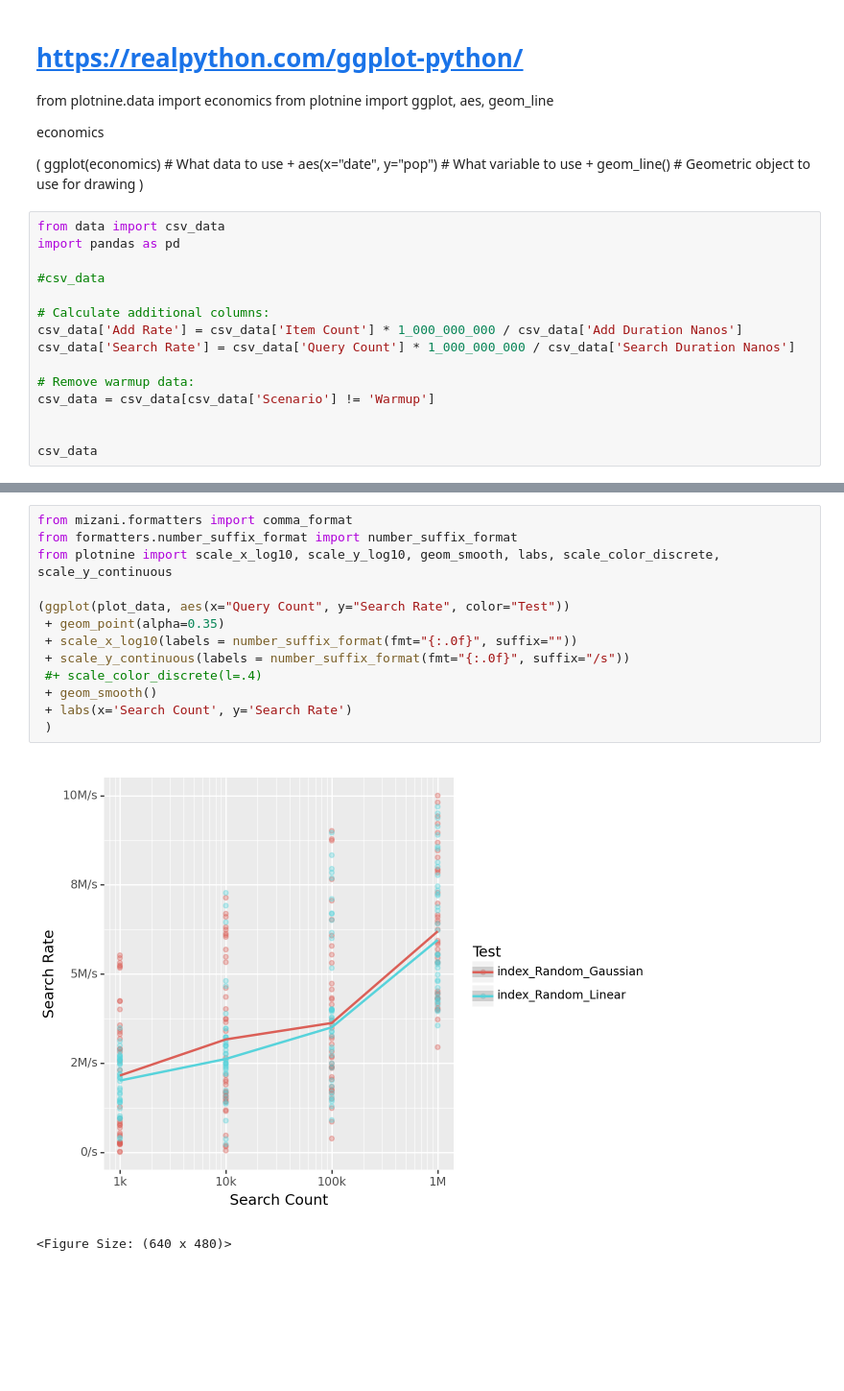
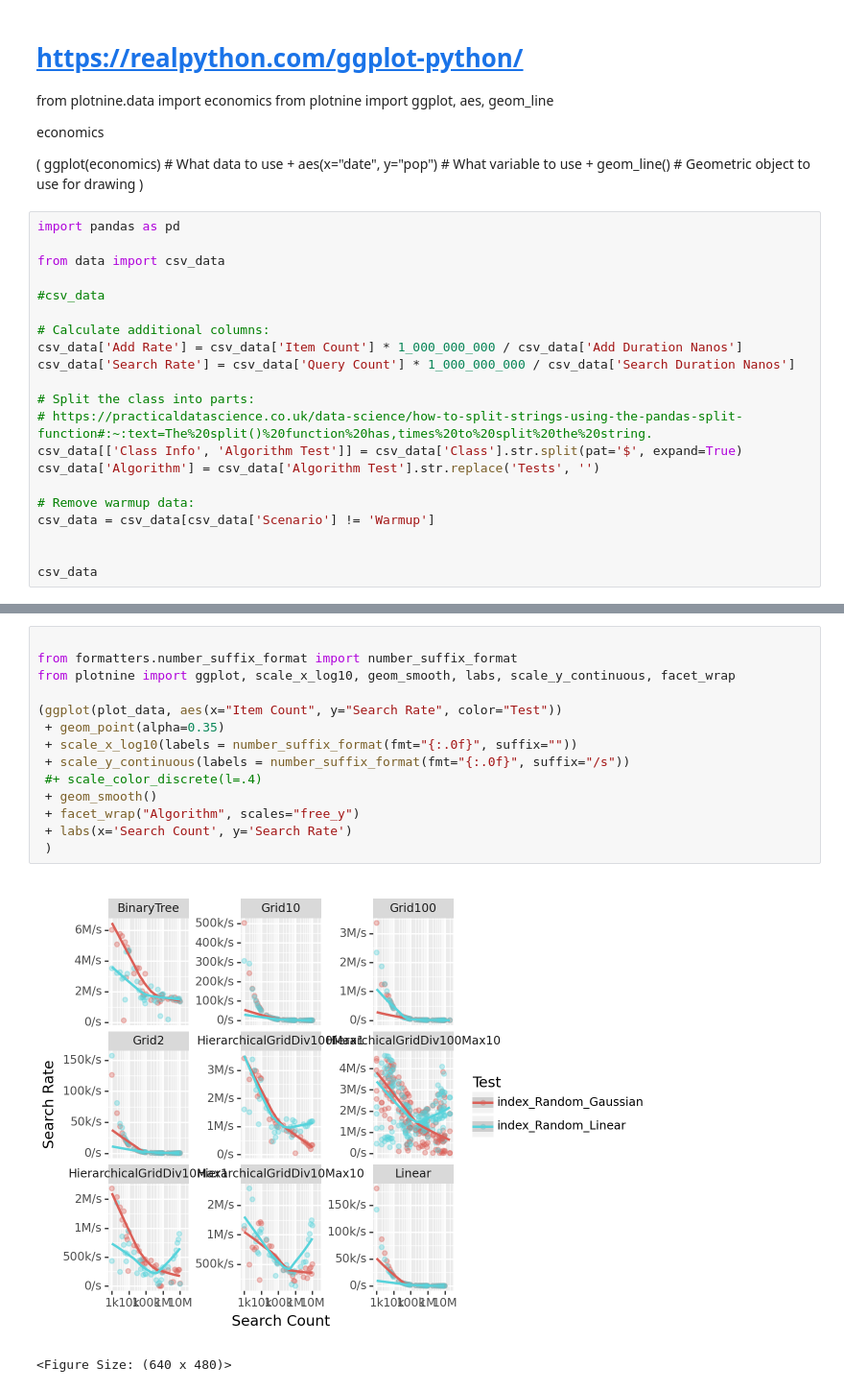
Before and after one commit to nanovc/nanovc-java-kdrepo, a Jupyter notebook: analysis/performance/performance-analysis.ipynb, the cells around one changed output, grey strips where cells are left out. Shown at 96% size. Drawn from its saved outputs; the diff is of its cells as text; blank space fills up the shorter version.

```diff
--- a/analysis/performance/performance-analysis.ipynb
+++ b/analysis/performance/performance-analysis.ipynb
@@ -41,8 +45,9 @@ economics
         + geom_line()  # Geometric object to use for drawing
 )
 # %%
+import pandas as pd
+
 from data import csv_data
-import pandas as pd
 
 #csv_data
 
@@ -50,6 +55,11 @@ import pandas as pd
 csv_data['Add Rate'] = csv_data['Item Count'] * 1_000_000_000 / csv_data['Add Duration Nanos']
 csv_data['Search Rate'] = csv_data['Query Count'] * 1_000_000_000 / csv_data['Search Duration Nanos']
 
+# Split the class into parts:
+# https://practicaldatascience.co.uk/data-science/how-to-split-strings-using-the-pandas-split-function#:~:text=The%20split()%20function%20has,times%20to%20split%20the%20string.
+csv_data[['Class Info', 'Algorithm Test']] = csv_data['Class'].str.split(pat='$', expand=True)
+csv_data['Algorithm'] = csv_data['Algorithm Test'].str.replace('Tests', '')
+
 # Remove warmup data:
 csv_data = csv_data[csv_data['Scenario'] != 'Warmup']
 
@@ -174,19 +116,20 @@ from plotnine import scale_x_log10, scale_y_log10, geom_smooth, labs, scale_colo
 <Figure Size: (640 x 480)>
 # %%
-from mizani.formatters import comma_format
+
 from formatters.number_suffix_format import number_suffix_format
-from plotnine import scale_x_log10, scale_y_log10, geom_smooth, labs, scale_color_discrete, scale_y_continuous
+from plotnine import ggplot, scale_x_log10, geom_smooth, labs, scale_y_continuous, facet_wrap
 
-(ggplot(plot_data, aes(x="Query Count", y="Search Rate", color="Test"))
+(ggplot(plot_data, aes(x="Item Count", y="Search Rate", color="Test"))
  + geom_point(alpha=0.35)
  + scale_x_log10(labels = number_suffix_format(fmt="{:.0f}", suffix=""))
  + scale_y_continuous(labels = number_suffix_format(fmt="{:.0f}", suffix="/s"))
  #+ scale_color_discrete(l=.4)
  + geom_smooth()
+ + facet_wrap("Algorithm", scales="free_y")
  + labs(x='Search Count', y='Search Rate')
  )
 # %% [output]
-[figure, old version]
+[figure, new version]
 <Figure Size: (640 x 480)>
 # %%
 from formatters.number_suffix_format import number_suffix_format
```
Also changed, not shown: parts of 14 cells of this notebook, 27 other files.
